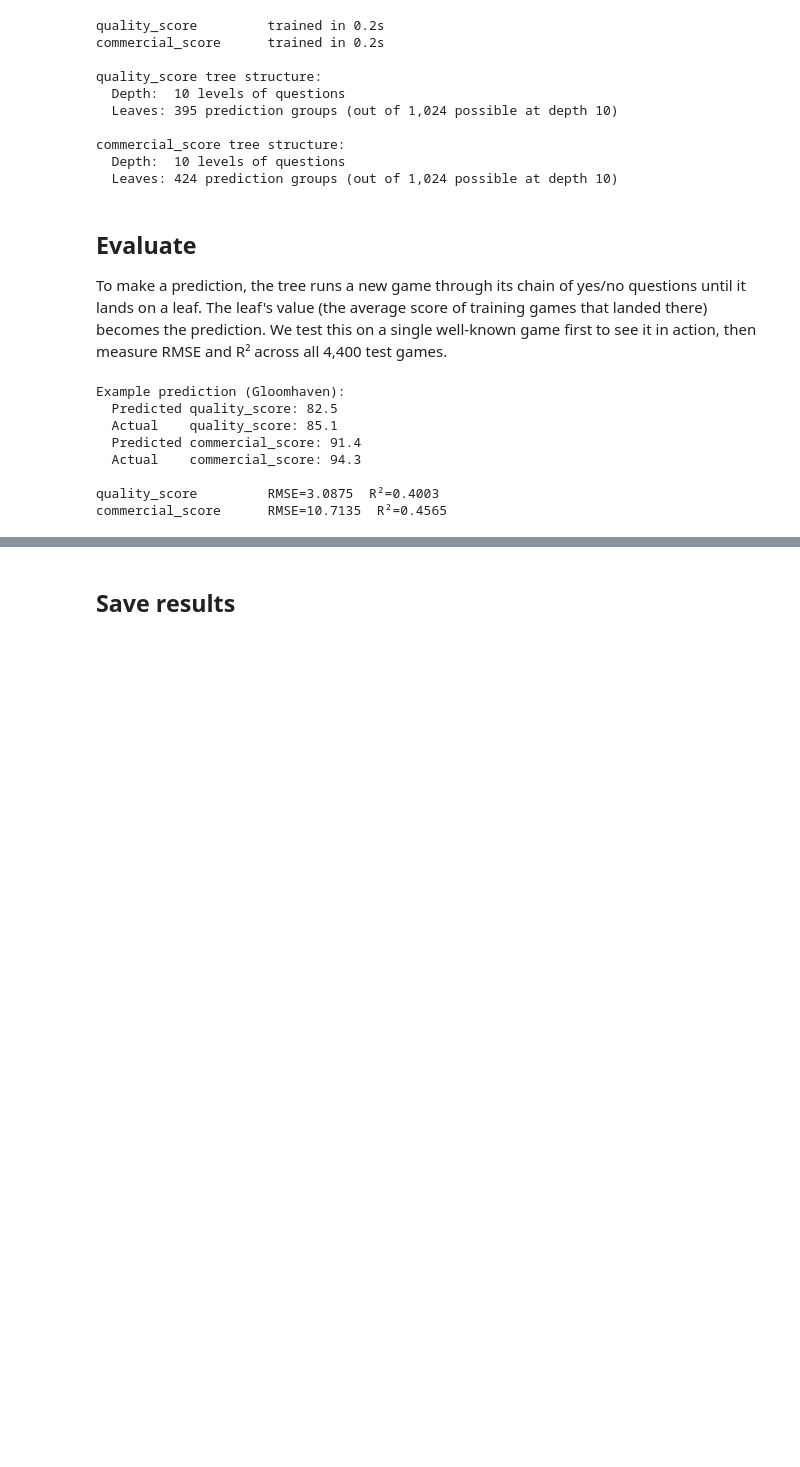
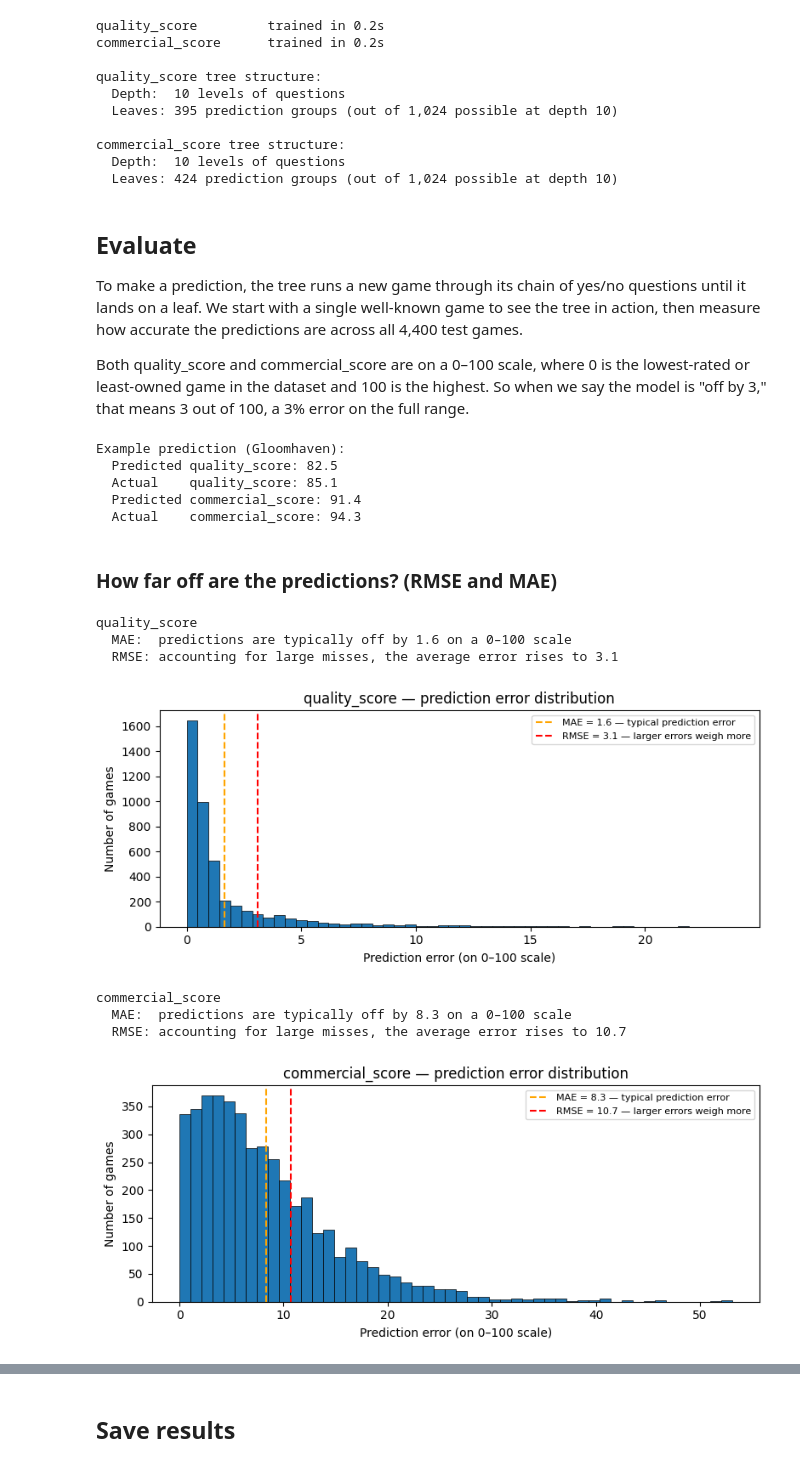
Before and after one commit to craftingtablestudio/ludometrics, a Jupyter notebook: notebooks/02_regression_trees.ipynb, the cells around one changed output, grey strips where cells are left out. Drawn from its saved outputs; the diff is of its cells as text; code cells hidden in the pictures; blank space fills up the shorter version.

Commit message:
feat: brush up evaluation

```diff
--- a/notebooks/02_regression_trees.ipynb
+++ b/notebooks/02_regression_trees.ipynb
@@ -114,8 +114,14 @@ commercial_score tree structure:
 # %% [markdown]
 ## Evaluate
 
-To make a prediction, the tree runs a new game through its chain of yes/no questions until it lands on a leaf. The leaf's value (the average score of training games that landed there) becomes the prediction. We test this on a single well-known game first to see it in action, then measure RMSE and R² across all 4,400 test games.
+To make a prediction, the tree runs a new game through its chain of yes/no questions until it lands on a leaf. We start with a single well-known game to see the tree in action, then measure how accurate the predictions are across all 4,400 test games.
+
+Both quality_score and commercial_score are on a 0–100 scale, where 0 is the lowest-rated or least-owned game in the dataset and 100 is the highest. So when we say the model is "off by 3," that means 3 out of 100, a 3% error on the full range.
 # %%
+import matplotlib.pyplot as plt
+import numpy as np
+from sklearn.metrics import mean_absolute_error
+
 # Load game names for readable output
 game_names = pd.read_csv("../dataset/games.csv", usecols=["BGGId", "Name"]).set_index("BGGId")["Name"]
 
@@ -134,26 +140,55 @@ for target in TARGETS:
     print(f"  Actual    {target}: {actual:.1f}")
 print()
 
-# Evaluate on all test games
+# Generate predictions for all test games — used by the evaluation cells below
 for target in TARGETS:
-    # Commonly referred to as y_test — the actual target values for the test set
     y_actual = df.loc[X_test.index, target]
     model = results[target]["model"]
-    # Commonly referred to as y_pred — the model's predicted values
     y_predicted = model.predict(X_test)
-    rmse = mean_squared_error(y_actual, y_predicted) ** 0.5
-    r2 = r2_score(y_actual, y_predicted)
-    results[target]["rmse"] = rmse
-    results[target]["r2"] = r2
     results[target]["y_predicted"] = y_predicted
     results[target]["y_actual"] = y_actual
-    print(f"{target:20s}  RMSE={rmse:.4f}  R²={r2:.4f}")
 # %% [output]
 Example prediction (Gloomhaven):
   Predicted quality_score: 82.5
   Actual    quality_score: 85.1
   Predicted commercial_score: 91.4
   Actual    commercial_score: 94.3
-
-quality_score         RMSE=3.0875  R²=0.4003
-commercial_score      RMSE=10.7135  R²=0.4565
+# %% [markdown]
+### How far off are the predictions? (RMSE and MAE)
+# %%
+for target in TARGETS:
+    y_actual = results[target]["y_actual"]
+    y_predicted = results[target]["y_predicted"]
+    abs_errors = np.abs(y_actual.values - y_predicted)
+
+    mae = mean_absolute_error(y_actual, y_predicted)
+    rmse = mean_squared_error(y_actual, y_predicted) ** 0.5
+    results[target]["rmse"] = rmse
+    results[target]["mae"] = mae
+
+    print(f"{target}")
+    print(f"  MAE:  predictions are typically off by {mae:.1f} on a 0–100 scale")
+    print(f"  RMSE: accounting for large misses, the average error rises to {rmse:.1f}")
+    print()
+
+    fig, ax = plt.subplots(figsize=(8, 3.5))
+    ax.hist(abs_errors, bins=50, edgecolor="black", linewidth=0.5)
+    ax.axvline(mae, color="orange", linestyle="--", linewidth=1.5,
+               label=f"MAE = {mae:.1f} — typical prediction error")
+    ax.axvline(rmse, color="red", linestyle="--", linewidth=1.5,
+               label=f"RMSE = {rmse:.1f} — larger errors weigh more")
+    ax.set_xlabel("Prediction error (on 0–100 scale)")
+    ax.set_ylabel("Number of games")
+    ax.set_title(f"{target} — prediction error distribution")
+    ax.legend(fontsize=8)
+    fig.tight_layout()
+    plt.show()
+# %% [output]
+quality_score
+  MAE:  predictions are typically off by 1.6 on a 0–100 scale
+  RMSE: accounting for large misses, the average error rises to 3.1
+[figure, added]
+commercial_score
+  MAE:  predictions are typically off by 8.3 on a 0–100 scale
+  RMSE: accounting for large misses, the average error rises to 10.7
+[figure, added]
```
Also changed, not shown: parts of 7 cells of this notebook, 8 other files.
